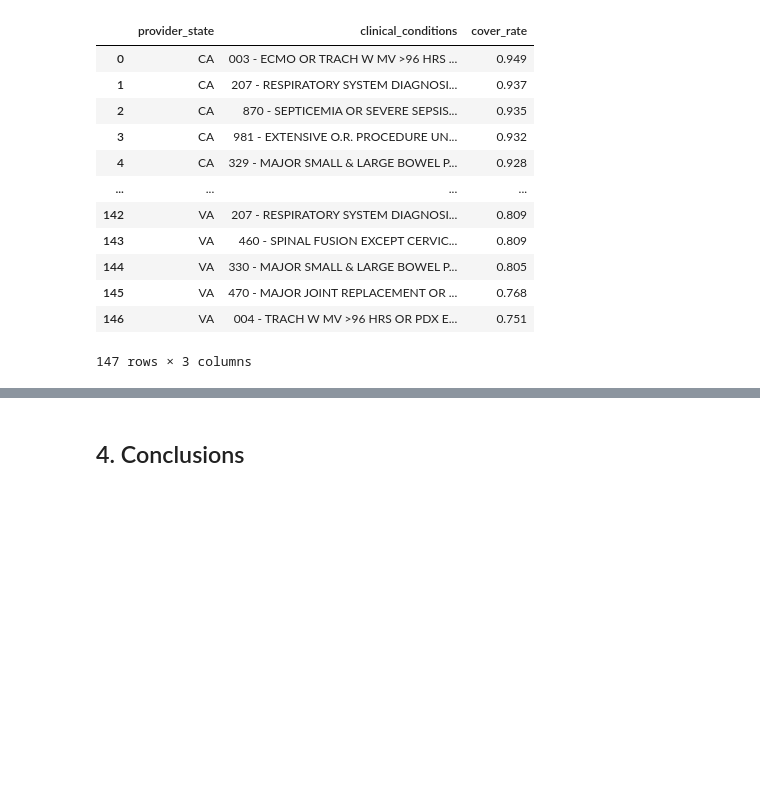
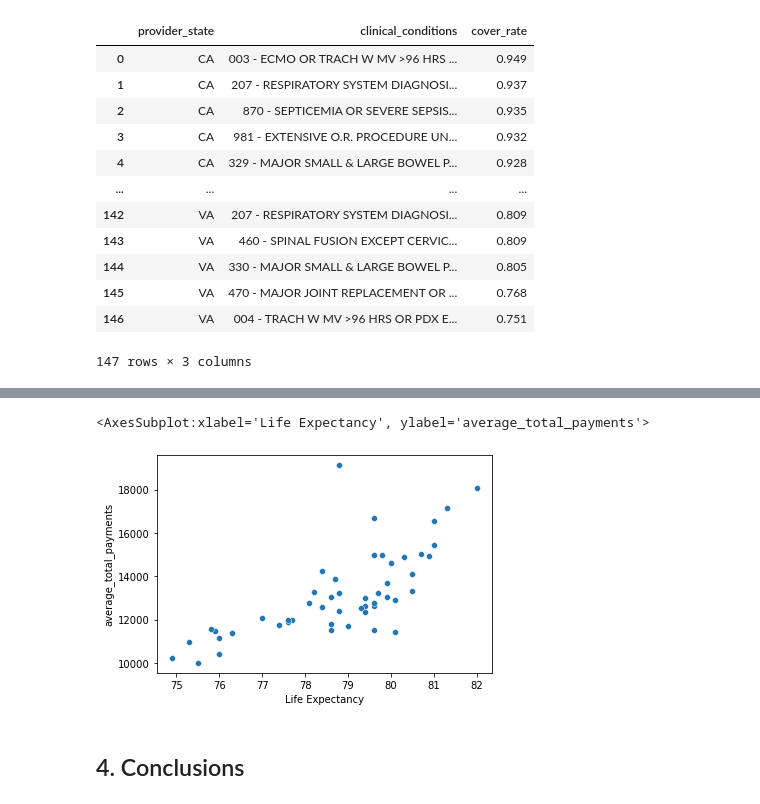
Before and after one commit to AnyiHuang/Analyzing-Inpatient-medical-expense-in-US, a Jupyter notebook: BA780_Team5A.ipynb, the cells around one changed output, grey strips where cells are left out. Cells and saved outputs as stored; diff of their text form; code cells hidden in the pictures; blank space fills up the shorter version.

Commit message:
The relation between life expectance and total payment

```diff
--- a/BA780_Team5A.ipynb
+++ b/BA780_Team5A.ipynb
@@ -60,7 +60,7 @@ import plotly.express as px
 # %%
 inpatient_2015=pd.read_csv('inpatient_2015.csv')
 inpatient_2017=pd.read_csv('Inpatient_2017.csv')
-life_expectancy = pd.read_csv('U.S._Life_Expectancy.csv')
+life_expectancy = pd.read_csv('US_life_expectancy.csv')
 payment_7years = pd.read_csv('patments_by_state_in_7_years.csv')
 # %%
 life_expectancy.info()
@@ -332,0 +356,4 @@ ORDER BY provider_state, cover_rate DESC
+# %%
+total_payment_by_state = inpatient_2015.copy()
+total_payment_by_state_clean = total_payment_by_state.groupby('provider_state')['average_total_payments'].mean().to_frame().reset_index()
+total_payment_by_state_clean
@@ -332,0 +378,3 @@ ORDER BY provider_state, cover_rate DESC
+# %%
+life_expectancy_clean = life_expectancy.drop(index=8).reset_index(drop=True)
+life_expectancy_clean
@@ -332,0 +399,3 @@ ORDER BY provider_state, cover_rate DESC
+# %%
+life_payment = life_expectancy_clean.merge(total_payment_by_state_clean,left_on='State',right_on='provider_state', how='inner').drop('provider_state', axis=1)
+life_payment
@@ -333,3 +420,8 @@ ORDER BY provider_state, cover_rate DESC
+# %%
+sns.scatterplot(x='Life Expectancy',y='average_total_payments',data=life_payment)
+# %% [output]
+<AxesSubplot:xlabel='Life Expectancy', ylabel='average_total_payments'>
+[figure, added]
 # %% [markdown]
 ## 4. Conclusions
 # %% [markdown]
```
Also changed, not shown: parts of 8 cells of this notebook, 1 other file.
